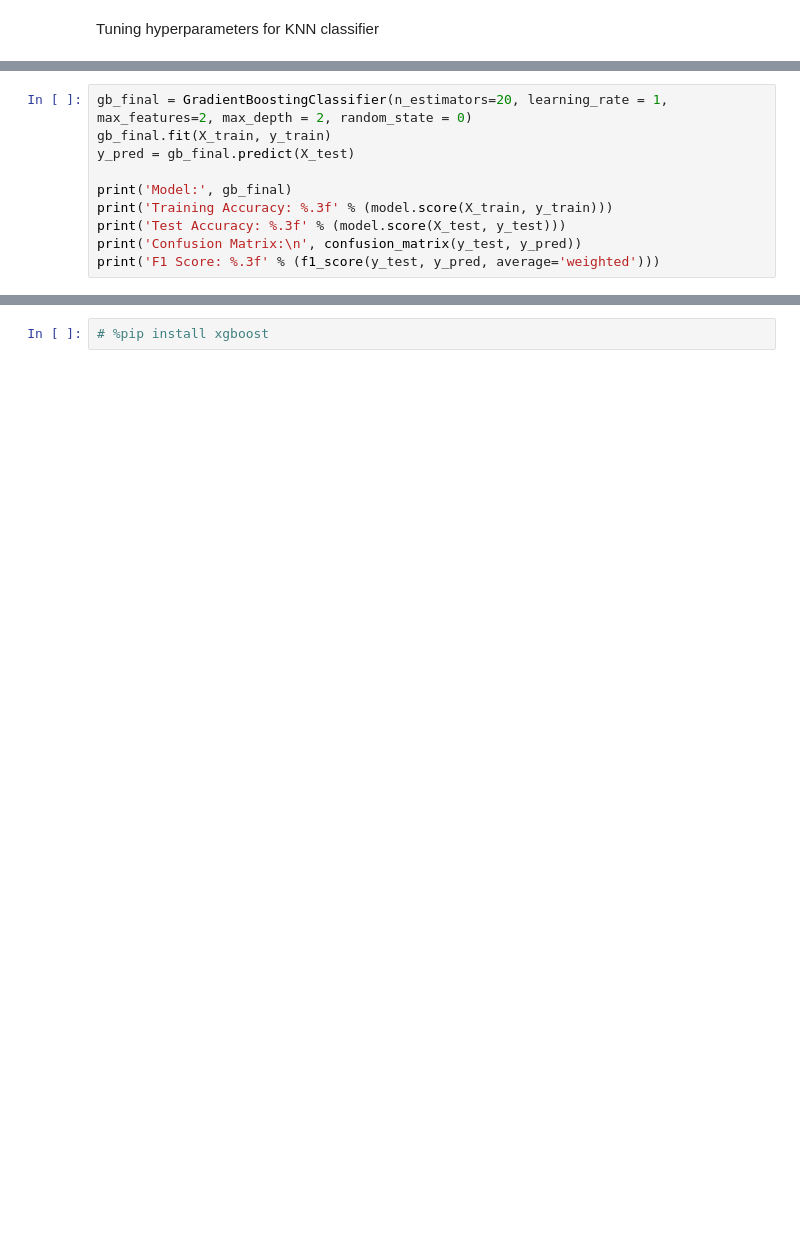
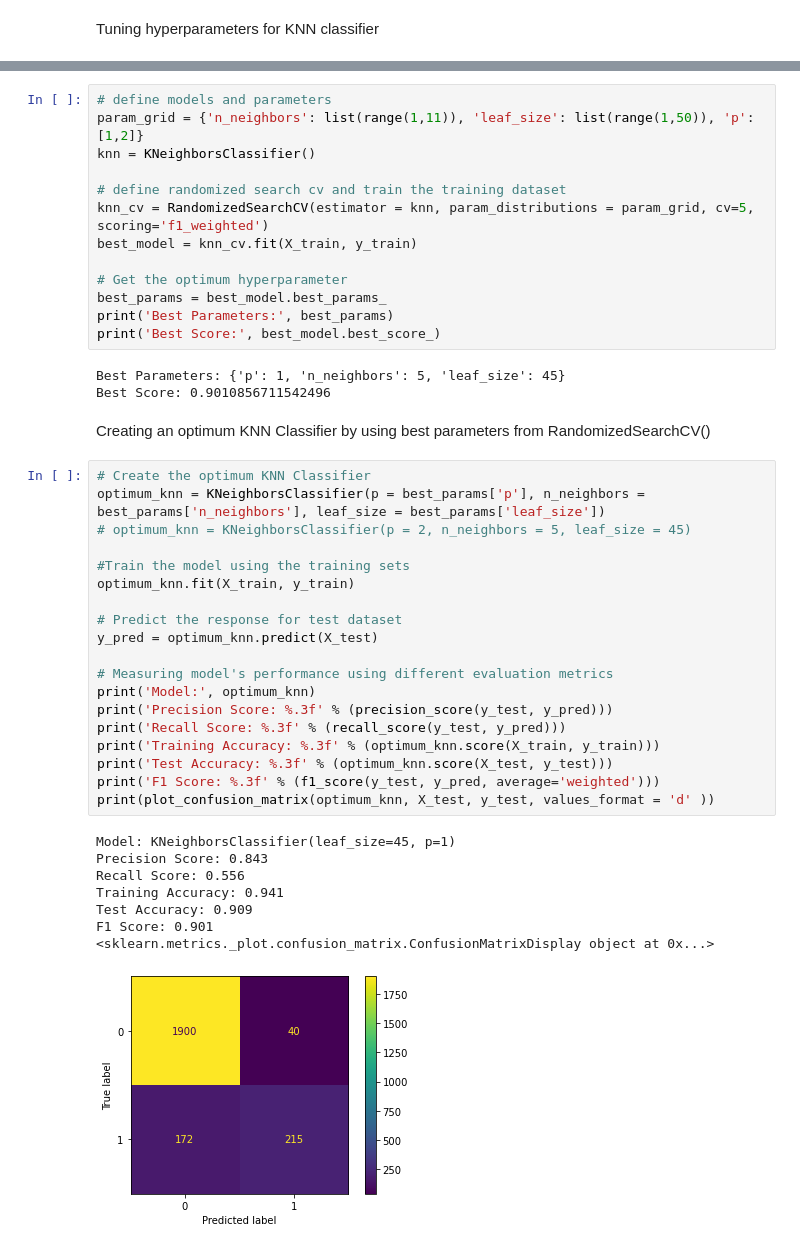
Before and after one commit to ahmedshahjahan/Data-Science-Capstone-Project-Credit-Card-Churn-Prediction, a Jupyter notebook: Notebook/Bank Churners Prediction - Modeling.ipynb, the cells around one changed output, grey strips where cells are left out. Saved outputs shown, nothing was run; the diff lists cells and outputs as text; blank space fills up the shorter version.

```diff
--- a/Notebook/Bank Churners Prediction - Modeling.ipynb
+++ b/Notebook/Bank Churners Prediction - Modeling.ipynb
@@ -269,10 +43,0 @@ Accuracy score (validation): 0.911
-# %%
-gb_final = GradientBoostingClassifier(n_estimators=20, learning_rate = 1, max_features=2, max_depth = 2, random_state = 0)
-gb_final.fit(X_train, y_train)
-y_pred = gb_final.predict(X_test)
-
-print('Model:', gb_final)
-print('Training Accuracy: %.3f' % (model.score(X_train, y_train)))
-print('Test Accuracy: %.3f' % (model.score(X_test, y_test)))
-print('Confusion Matrix:\n', confusion_matrix(y_test, y_pred))
-print('F1 Score: %.3f' % (f1_score(y_test, y_pred, average='weighted')))
@@ -313,2 +44,46 @@ F1 Score: 0.961
-# %%
-# %pip install xgboost
+# %%
+# define models and parameters
+param_grid = {'n_neighbors': list(range(1,11)), 'leaf_size': list(range(1,50)), 'p':[1,2]}
+knn = KNeighborsClassifier()
+
+# define randomized search cv and train the training dataset
+knn_cv = RandomizedSearchCV(estimator = knn, param_distributions = param_grid, cv=5, scoring='f1_weighted')
+best_model = knn_cv.fit(X_train, y_train)
+
+# Get the optimum hyperparameter
+best_params = best_model.best_params_
+print('Best Parameters:', best_params)
+print('Best Score:', best_model.best_score_)
+# %% [output]
+Best Parameters: {'p': 1, 'n_neighbors': 5, 'leaf_size': 45}
+Best Score: 0.9010856711542496
+# %% [markdown]
+Creating an optimum KNN Classifier by using best parameters from RandomizedSearchCV()
+# %%
+# Create the optimum KNN Classifier
+optimum_knn = KNeighborsClassifier(p = best_params['p'], n_neighbors = best_params['n_neighbors'], leaf_size = best_params['leaf_size'])
+# optimum_knn = KNeighborsClassifier(p = 2, n_neighbors = 5, leaf_size = 45)
+
+#Train the model using the training sets
+optimum_knn.fit(X_train, y_train)
+
+# Predict the response for test dataset
+y_pred = optimum_knn.predict(X_test)
+
+# Measuring model's performance using different evaluation metrics
+print('Model:', optimum_knn)
+print('Precision Score: %.3f' % (precision_score(y_test, y_pred)))
+print('Recall Score: %.3f' % (recall_score(y_test, y_pred)))
+print('Training Accuracy: %.3f' % (optimum_knn.score(X_train, y_train)))
+print('Test Accuracy: %.3f' % (optimum_knn.score(X_test, y_test)))
+print('F1 Score: %.3f' % (f1_score(y_test, y_pred, average='weighted')))
+print(plot_confusion_matrix(optimum_knn, X_test, y_test, values_format = 'd' ))
+# %% [output]
+Model: KNeighborsClassifier(leaf_size=45, p=1)
+Precision Score: 0.843
+Recall Score: 0.556
+Training Accuracy: 0.941
+Test Accuracy: 0.909
+F1 Score: 0.901
+<sklearn.metrics._plot.confusion_matrix.ConfusionMatrixDisplay object at 0x...>
+[figure, added]
```
Also changed, not shown: parts of 37 cells of this notebook.
